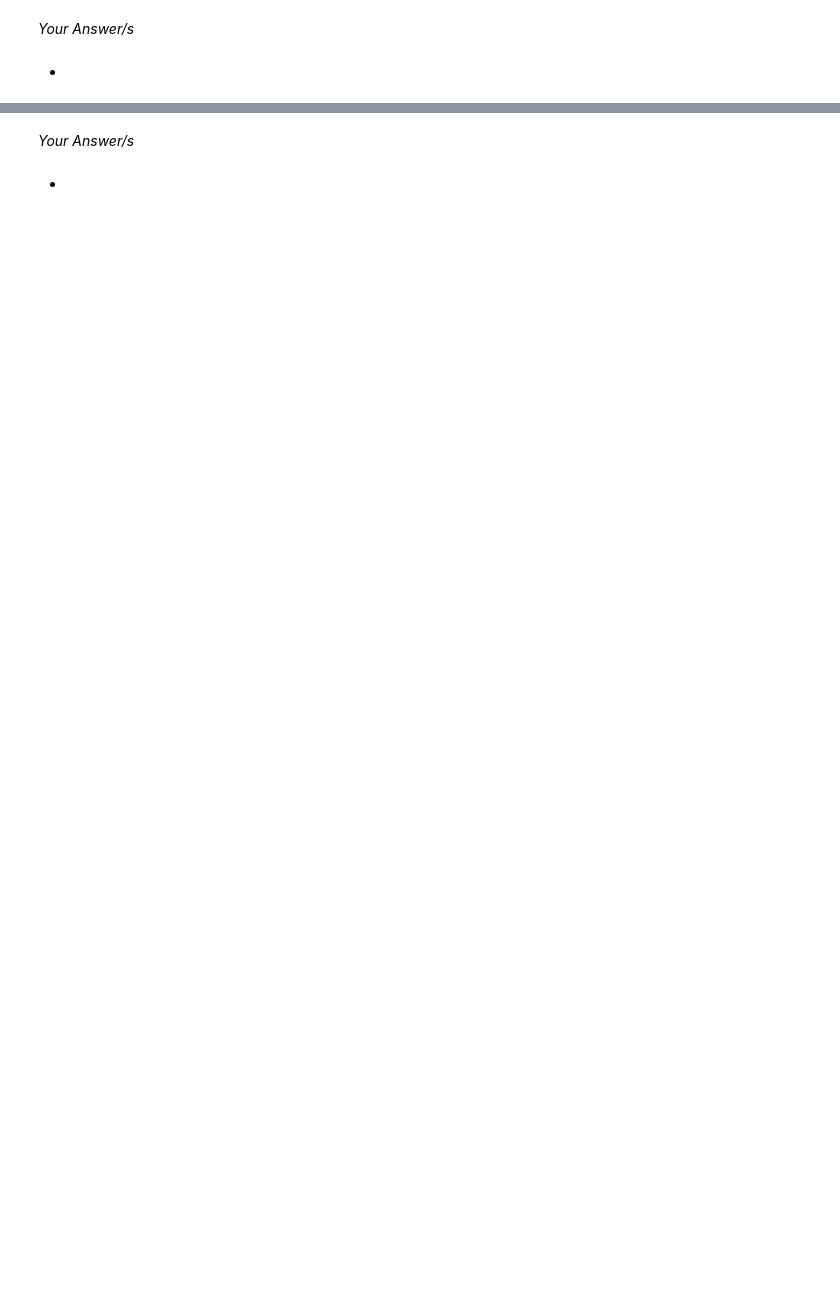
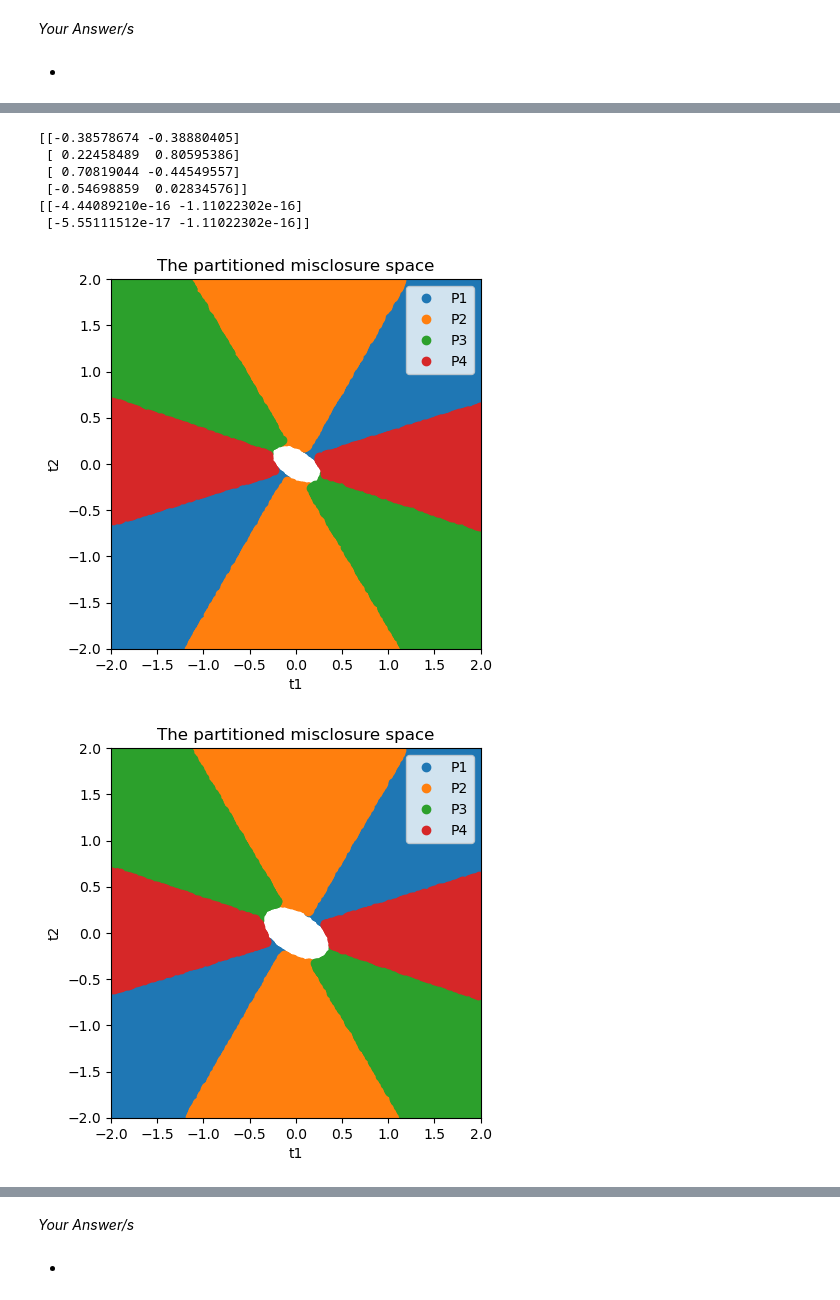
Before and after one commit to ICSlingerland/Geo-Data-Analysis, a Jupyter notebook: Unit-HoekvanHolland/Notebook 1.ipynb, the cells around one changed output, grey strips where cells are left out. Drawn from its saved outputs; the diff is of its cells as text; code cells hidden in the pictures; blank space fills up the shorter version.

```diff
--- a/Unit-HoekvanHolland/Notebook 1.ipynb
+++ b/Unit-HoekvanHolland/Notebook 1.ipynb
@@ -1014,3 +1037,34 @@ SyntaxError: invalid syntax (1422693714.py, line 7)
+# %%
+#Repeat with different B-matrix
+from scipy.linalg import null_space
+def compute_B(A):
+    # Compute the null space of A transpose
+    null_space_basis = null_space(A.T)
+
+    # Construct B from the null space basis
+    B = null_space_basis
+
+    return B
+B_DIA_2= compute_B(A_DIA)
+print(B_DIA_2)
+print(B_DIA_2.T@A_DIA)
+
+
+# Get the required "DIA" matrices to compute the DIA paritioning and PDF
+Pcti, Li = compute_DIA_matrices(A_DIA, B_DIA_2, Q_yy_DIA, Q_tt_DIA, C_DIA)
+
+# Plot partitioning of the misclosure space with the alphas
+plot_partitionied_2D_misclosure_space(Pcti, Q_tt_DIA, Q_yy_DIA, alpha=0.05)
+plot_partitionied_2D_misclosure_space(Pcti, Q_tt_DIA, Q_yy_DIA, alpha=0.005)
+# %% [output]
+[[-0.38578674 -0.38880405]
+ [ 0.22458489  0.80595386]
+ [ 0.70819044 -0.44549557]
+ [-0.54698859  0.02834576]]
+[[-4.44089210e-16 -1.11022302e-16]
+ [-5.55111512e-17 -1.11022302e-16]]
+[figure, added]
+[figure, added]
 # %% [markdown]
 ### 3.3. Samples of $t$ in the Misclosure Space
 
```
Also changed, not shown: parts of 20 cells of this notebook.
